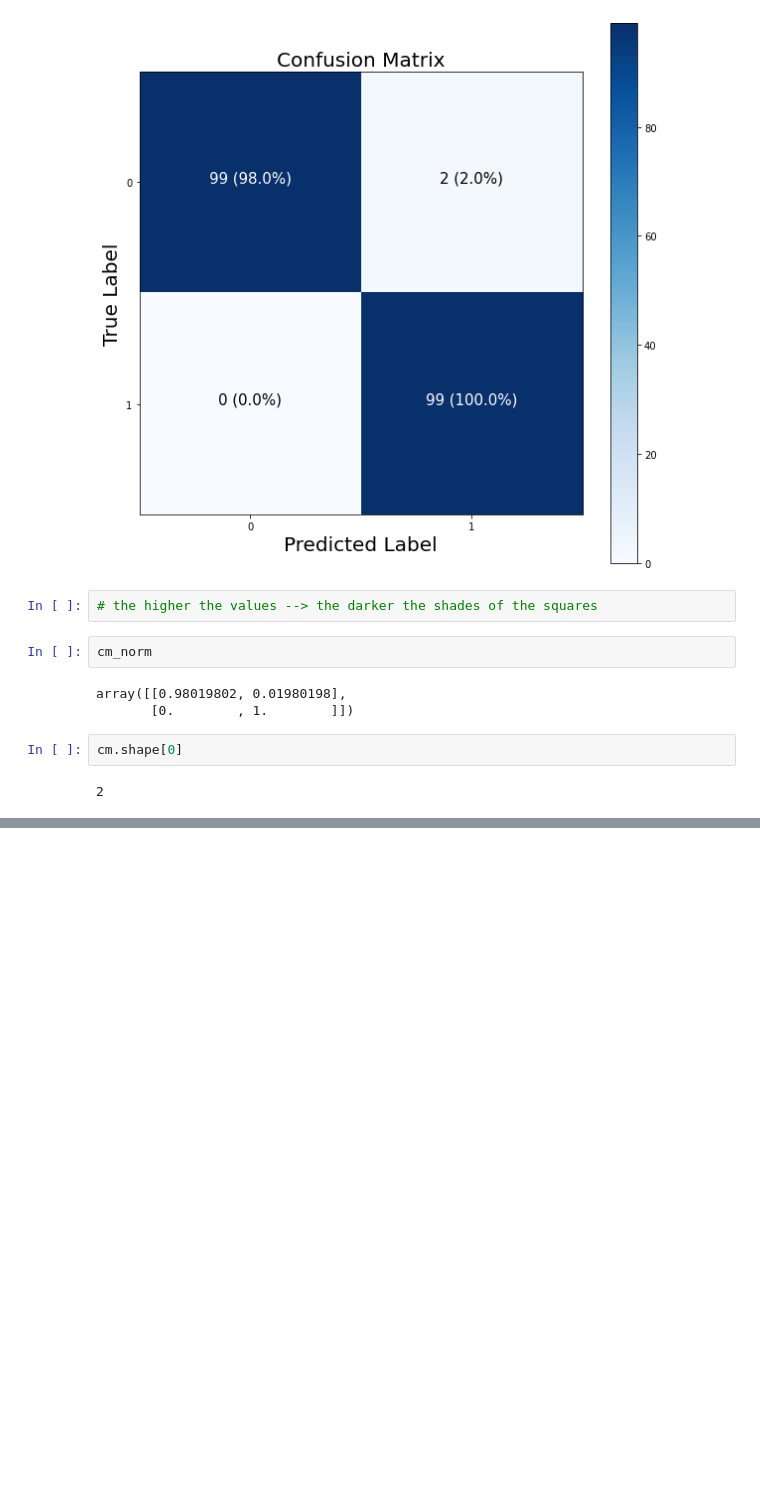
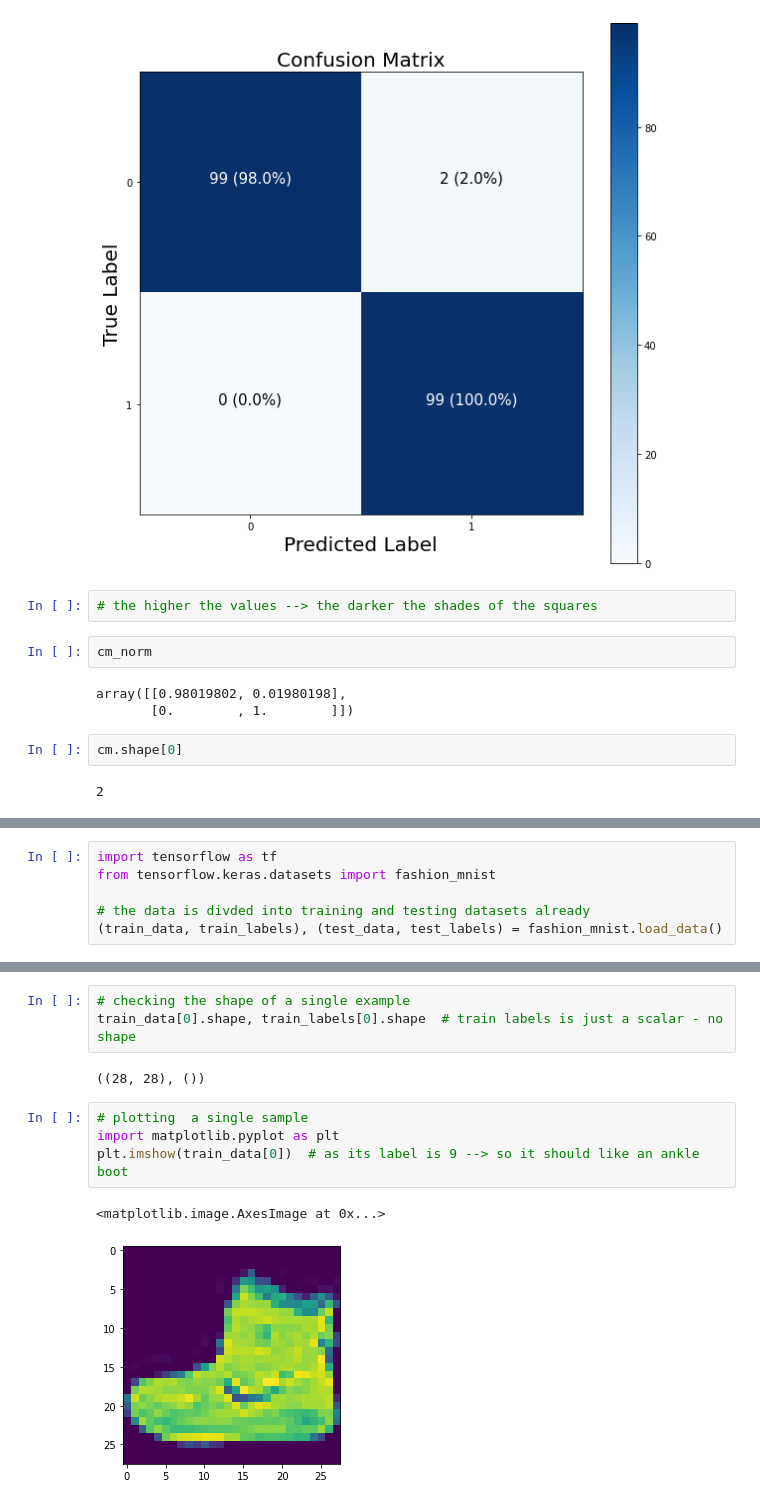
Before and after one commit to Goyalscode/Character-Recognition-Using-DL, a Jupyter notebook: learning_concepts_practice/practice.ipynb, the cells around one changed output, grey strips where cells are left out. Cells and saved outputs as stored; diff of their text form; blank space fills up the shorter version.

```diff
--- a/learning_concepts_practice/practice.ipynb
+++ b/learning_concepts_practice/practice.ipynb
@@ -4394,0 +4405,6 @@ cm.shape[0]
+# %%
+import tensorflow as tf
+from tensorflow.keras.datasets import fashion_mnist
+
+# the data is divded into training and testing datasets already
+(train_data, train_labels), (test_data, test_labels) = fashion_mnist.load_data()
@@ -4394,0 +4445,12 @@ cm.shape[0]
+# %%
+# checking the shape of a single example
+train_data[0].shape, train_labels[0].shape  # train labels is just a scalar - no shape
+# %% [output]
+((28, 28), ())
+# %%
+# plotting  a single sample
+import matplotlib.pyplot as plt
+plt.imshow(train_data[0])  # as its label is 9 --> so it should like an ankle boot
+# %% [output]
+<matplotlib.image.AxesImage at 0x...>
+[figure, added]
```
Also changed, not shown: parts of 15 cells of this notebook.
